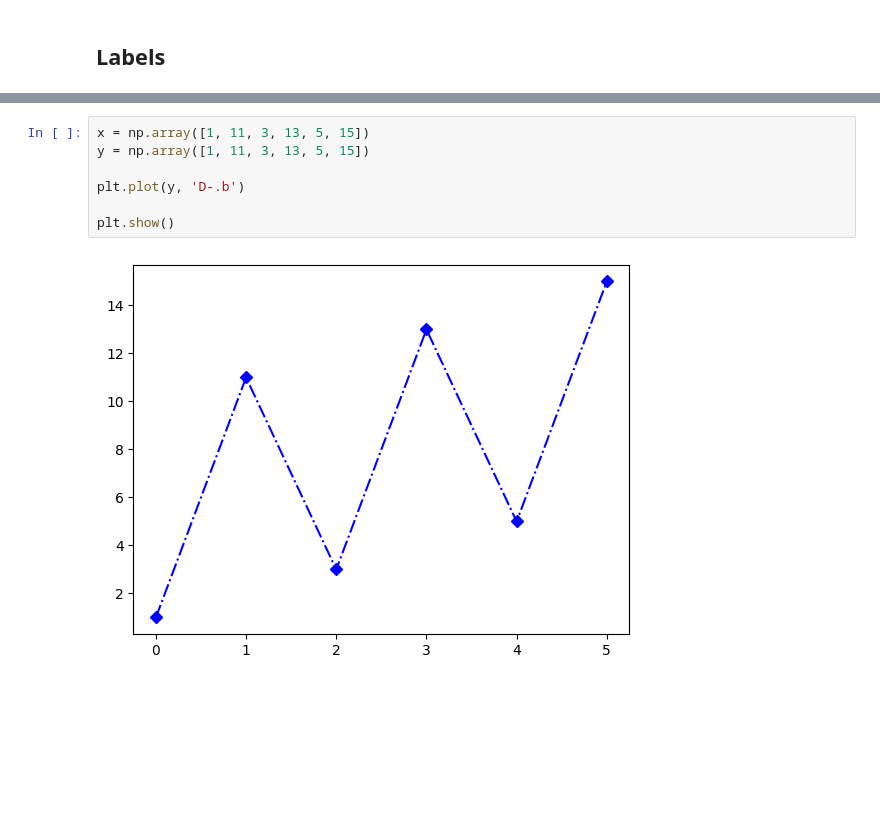
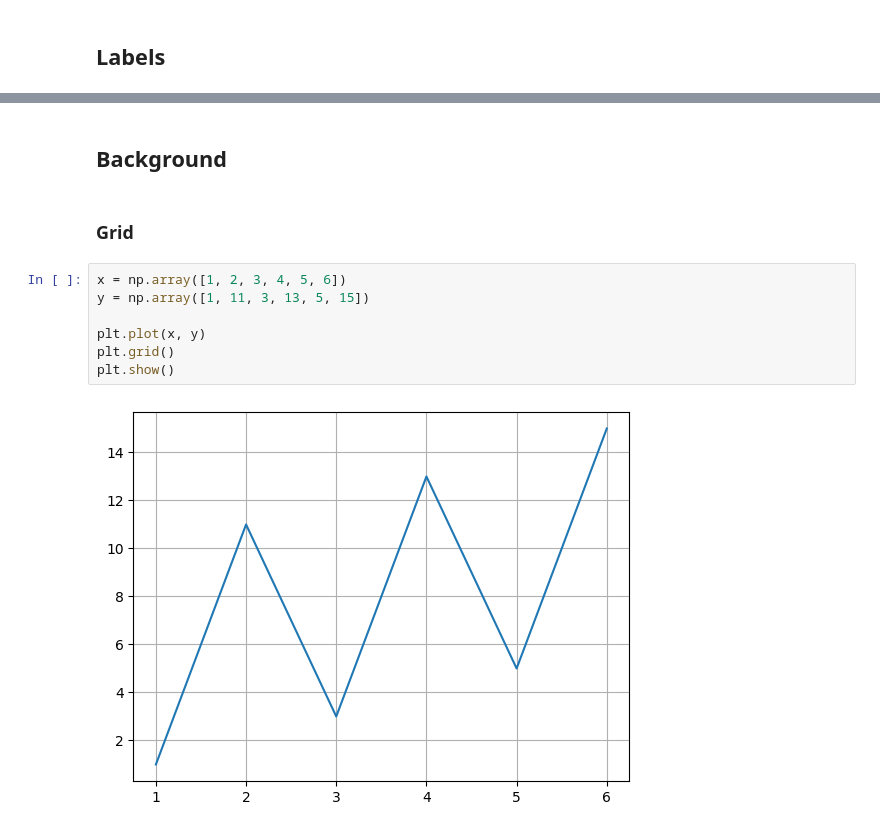
Before and after one commit to Muzzammil91/Python-Notes, a Jupyter notebook: Libraries/MatPlotLib.ipynb, the cells around one changed output, grey strips where cells are left out. Cells and saved outputs as stored; diff of their text form; blank space fills up the shorter version.

```diff
--- a/Libraries/MatPlotLib.ipynb
+++ b/Libraries/MatPlotLib.ipynb
@@ -147,9 +177,13 @@ plt.show()
+# %% [markdown]
+## Background
+# %% [markdown]
+### Grid
 # %%
-x = np.array([1, 11, 3, 13, 5, 15])
+x = np.array([1, 2, 3, 4, 5, 6])
 y = np.array([1, 11, 3, 13, 5, 15])
 
-plt.plot(y, 'D-.b')
-
+plt.plot(x, y)
+plt.grid()
 plt.show()
 # %% [output]
-[figure, old version]
+[figure, new version]
```
Also changed, not shown: parts of 9 cells of this notebook, 4 other files.
